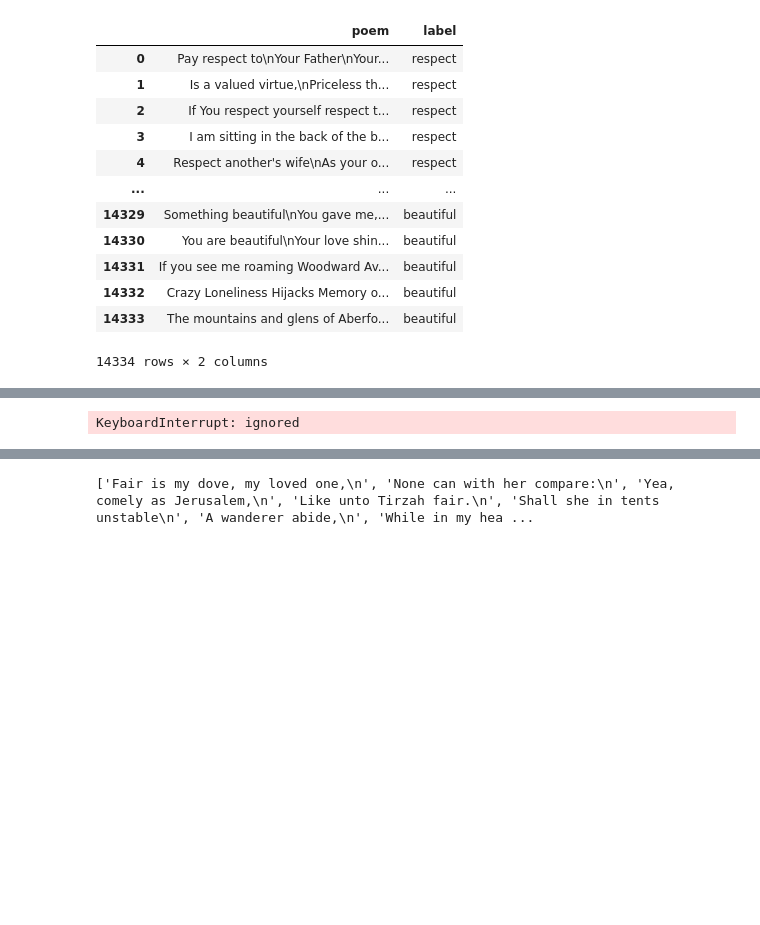
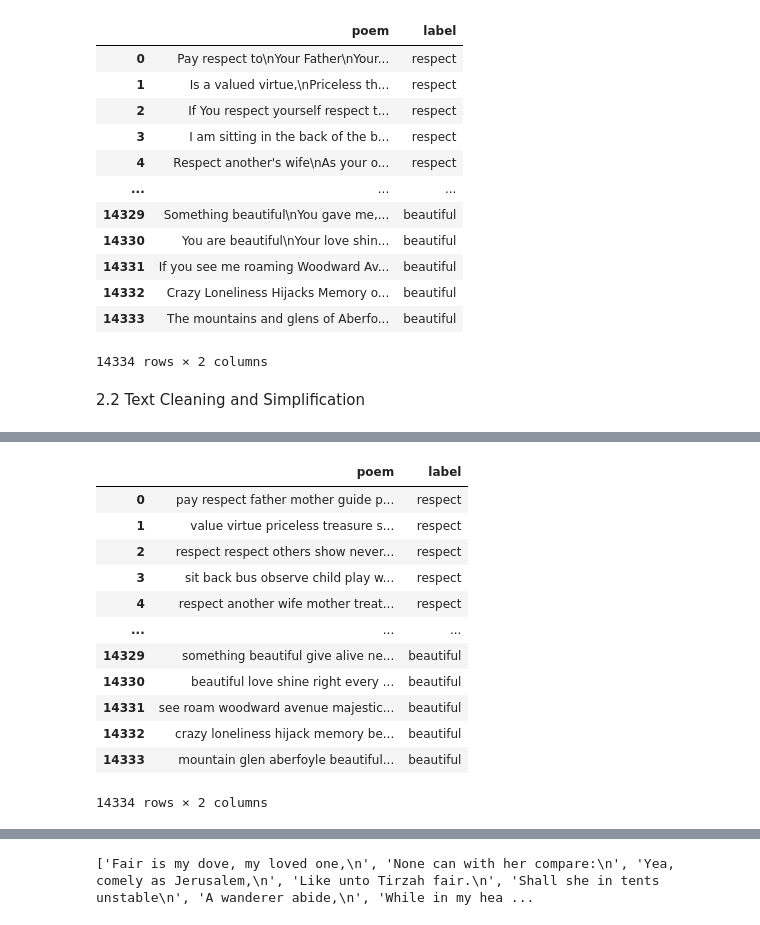
Before and after one commit to Thikkar/PoetryMood, a Jupyter notebook: MusicGenerator.ipynb, the cells around one changed output, grey strips where cells are left out. Drawn from its saved outputs; the diff is of its cells as text; code cells hidden in the pictures; blank space fills up the shorter version.

```diff
--- a/MusicGenerator.ipynb
+++ b/MusicGenerator.ipynb
@@ -80,8 +86,10 @@ poems_df
 | 14332 | Crazy Loneliness Hijacks Memory o... | beautiful |
 | 14333 | The mountains and glens of Aberfo... | beautiful |
 14334 rows × 2 columns
+# %% [markdown]
+2.2 Text Cleaning and Simplification
 # %%
-# Text cleaning (Lemmatization, Stemming, Stop Words, Punctuation) - [9 mins]
+# Text cleaning (Lemmatization, Stemming, Stop Words, Punctuation) - [10 mins]
 nltk.download('stopwords')
 nltk.download('wordnet')
 nltk.download('omw-1.4')
@@ -89,7 +97,6 @@ nltk.download('averaged_perceptron_tagger')
 
 # https://www.machinelearningplus.com/nlp/lemmatization-examples-python/
 def get_wordnet_pos(word):
-    """Map POS tag to first character lemmatize() accepts"""
     tag = nltk.pos_tag([word])[0][1][0].upper()
     tag_dict = {"J": wordnet.ADJ,
                 "N": wordnet.NOUN,
@@ -127,2 +131,14 @@ poems_classifier_df
+|  | poem | label |
+| 0 | pay respect father mother guide p... | respect |
+| 1 | value virtue priceless treasure s... | respect |
+| 2 | respect respect others show never... | respect |
+| 3 | sit back bus observe child play w... | respect |
+| 4 | respect another wife mother treat... | respect |
+| ... | ... | ... |
+| 14329 | something beautiful give alive ne... | beautiful |
+| 14330 | beautiful love shine right every ... | beautiful |
+| 14331 | see roam woodward avenue majestic... | beautiful |
+| 14332 | crazy loneliness hijack memory be... | beautiful |
+| 14333 | mountain glen aberfoyle beautiful... | beautiful |
-KeyboardInterrupt: ignored
+14334 rows × 2 columns
 # %%
```
Also changed, not shown: parts of 27 cells of this notebook.
